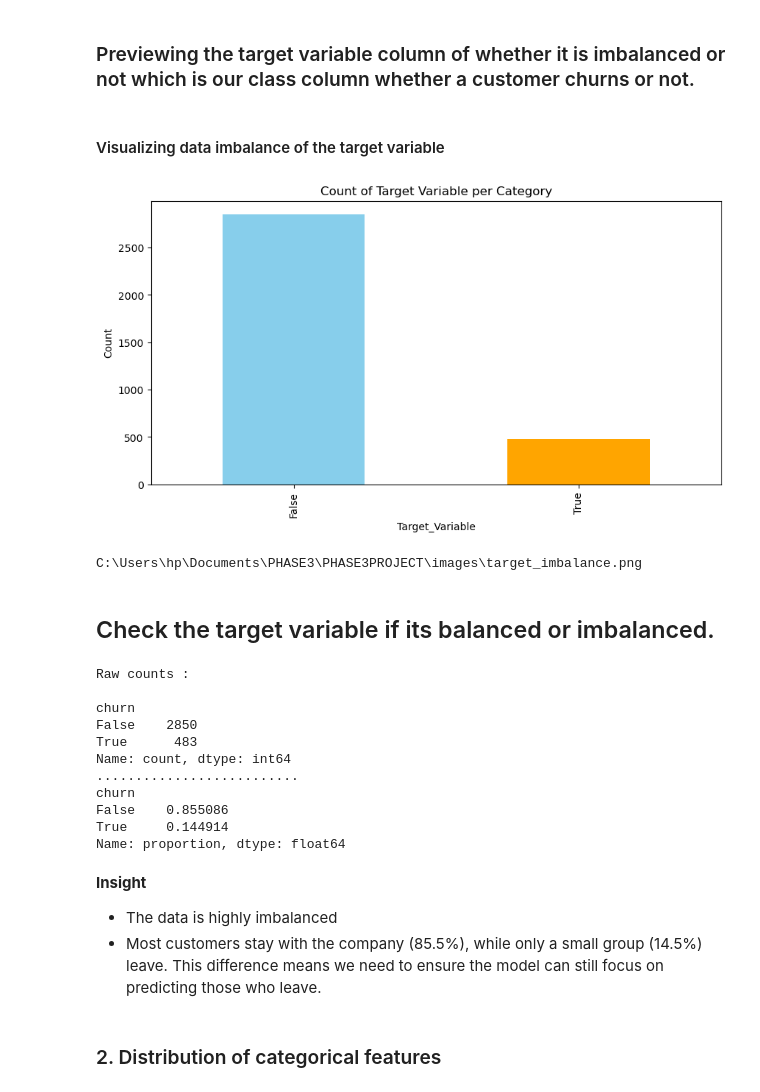
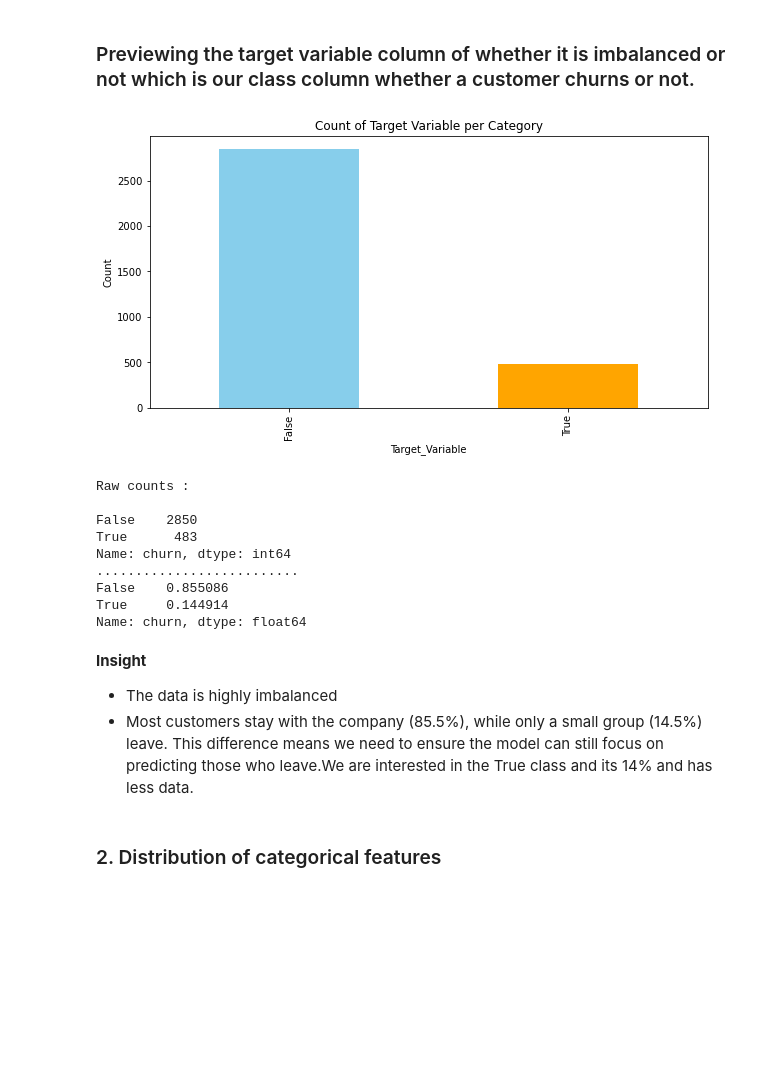
Before and after one commit to jane632/Churn-Prediction, a Jupyter notebook: churn_analysis.ipynb, the cells around one changed output. Cells and saved outputs as stored; diff of their text form; code cells hidden in the pictures; blank space fills up the shorter version.

```diff
--- a/churn_analysis.ipynb
+++ b/churn_analysis.ipynb
@@ -68,3 +83,4 @@ from sklearn.pipeline import Pipeline
 # %%
-#loading the data
-churn_analysis_df = pd.read_csv('data/churn analysis.csv')
+#checking the records in the dataset
+data = pd.read_csv('data/churn analysis.csv')
+data
@@ -184,4 +199,5 @@ churn_analysis_df.describe()
 # %%
 #Dropping irrelevant columns
 #Dropping the 'phone number' column
-churn_analysis_df= churn_analysis_df.drop("phone number", axis=1)
+data = data.drop('phone number', axis = 1)
+data
@@ -267,4 +242,5 @@ Name: count, dtype: int64
 # %%
+
 # Mapping of state abbreviations to full state names
 state_in_full = {
     'WV': 'West Virginia',
@@ -321,10 +297,10 @@ state_in_full = {
 }
 
 # state abbreviations with full names in the dataset
-churn_analysis_df2['state'] = churn_analysis_df2['state'].replace(state_in_full)
+data['state'] = data['state'].replace(state_in_full)
 
 # Checking for the changes
-print(churn_analysis_df2[['state']].head())
+print(data[['state']].head())
 # %% [output]
         state
 0      Kansas
@@ -341,49 +316,38 @@ print(churn_analysis_df2[['state']].head())
 ### Previewing the target variable column of whether it is imbalanced or not which is our class column whether a customer churns or not.
-# %% [markdown]
-#### Visualizing data imbalance of the target variable
 # %%
 #plot value_counts for the churn column
-churn_counts = churn_analysis_df2['churn'].value_counts()
+churn_counts = data['churn'].value_counts()
 churn_counts.plot(kind = 'bar' , figsize = (10,5), color = ['skyblue' , 'orange'])
 #Add plot labels and title
 plt.xlabel('Target_Variable')
 plt.ylabel('Count')
 plt.title('Count of Target Variable per Category')
 plt.savefig('target_imbalance.png',dpi=300, bbox_inches='tight')
 #show the plot
 plt.show();
 # %% [output]
-[figure, old version]
+[figure, new version]
-# %%
-
-FileLink('images/target_imbalance.png')
-# %% [output]
-C:\Users\hp\Documents\PHASE3\PHASE3PROJECT\images\target_imbalance.png
-# %% [markdown]
-##  Check the target variable if its balanced or imbalanced.
 # %%
 print('Raw counts : \n')
 #print the value_counts for the churn column
-print(churn_analysis_df2['churn'].value_counts())
+print(data['churn'].value_counts())
 print('..........................')
 #print the proportion of each category in the churn column
-print(churn_analysis_df2['churn'].value_counts(normalize = True))
+print(data['churn'].value_counts(normalize = True))
 # %% [output]
 Raw counts :
 
-churn
 False    2850
 True      483
-Name: count, dtype: int64
+Name: churn, dtype: int64
 ..........................
-churn
 False    0.855086
 True     0.144914
-Name: proportion, dtype: float64
+Name: churn, dtype: float64
 # %% [markdown]
 **Insight**
  * The data is highly imbalanced
- * Most customers stay with the company (85.5%), while only a small group (14.5%) leave. This difference means we need to ensure the model can still focus on predicting those who leave.
+ * Most customers stay with the company (85.5%), while only a small group (14.5%) leave. This difference means we need to ensure the model can still focus on predicting those who leave.We are interested in the True class and its 14% and has less data.
 # %% [markdown]
 ### 2. Distribution of categorical features
 # %%
```
Also changed, not shown: parts of 188 cells of this notebook, 17 other files.
